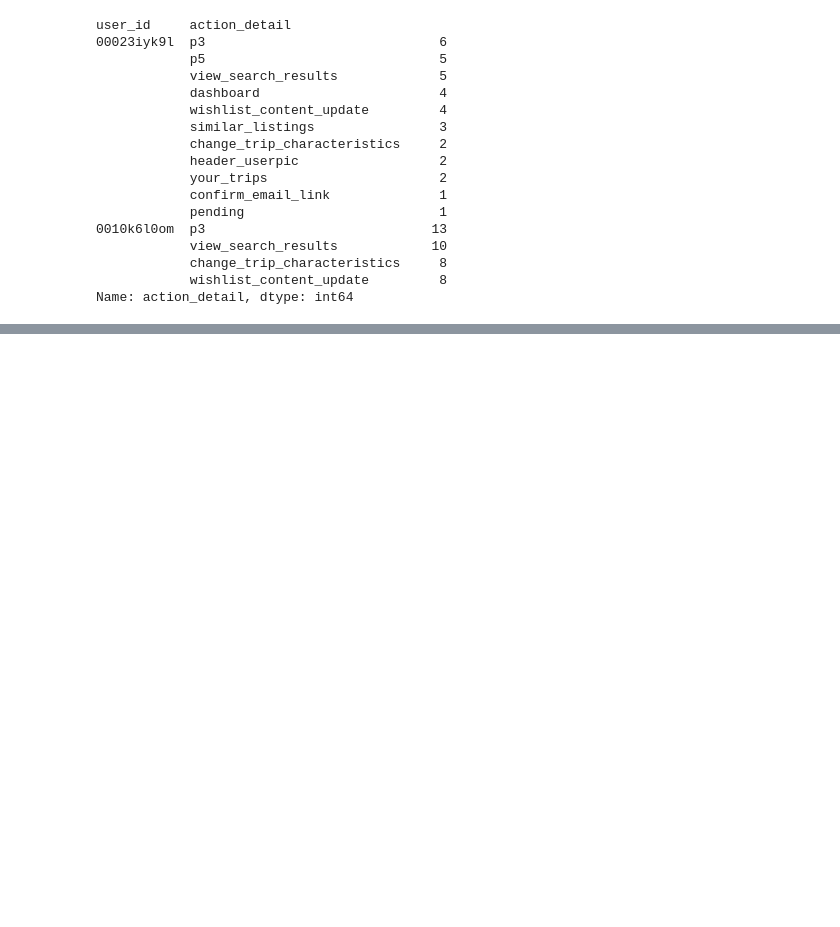
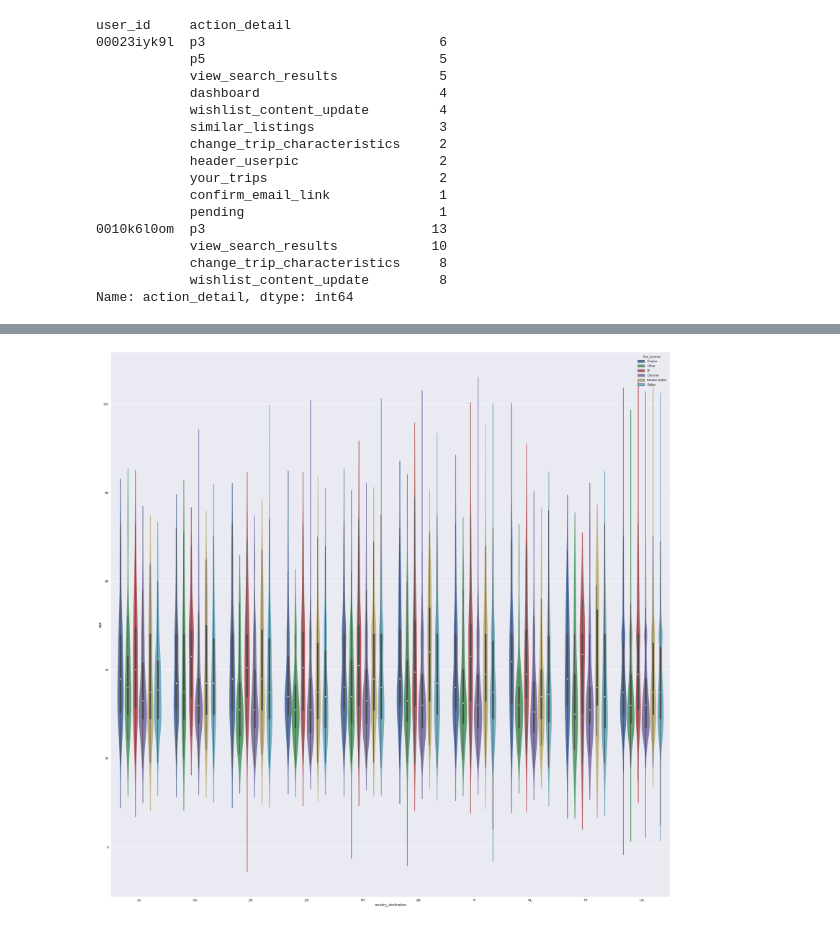
Before and after one commit to TJBANEY/Springboard-Code, a Jupyter notebook: Capstone 1 Data Wrangling.ipynb, the cells around one changed output, grey strips where cells are left out. Saved outputs shown, nothing was run; the diff lists cells and outputs as text; code cells hidden in the pictures; blank space fills up the shorter version.

```diff
--- a/Capstone 1 Data Wrangling.ipynb
+++ b/Capstone 1 Data Wrangling.ipynb
@@ -210,0 +298,32 @@ Name: action_detail, dtype: int64
+# %%
+# 52694
+# ones that matter = Chrome 35%, Safari 23%, FireFox 18%, IE 8%, Other 8%
+
+ucb = ucb.loc[ucb['first_browser'] != 'Chrome Mobile']
+ucb = ucb.loc[ucb['first_browser'] != 'Android Browser']
+ucb = ucb.loc[ucb['first_browser'] != 'Opera']
+ucb = ucb.loc[ucb['first_browser'] != 'AOL Explorer']
+ucb = ucb.loc[ucb['first_browser'] != 'Chromium']
+ucb = ucb.loc[ucb['first_browser'] != 'Silk']
+ucb = ucb.loc[ucb['first_browser'] != 'BlackBerry Browser']
+ucb = ucb.loc[ucb['first_browser'] != 'Apple Mail']
+ucb = ucb.loc[ucb['first_browser'] != 'RockMelt']
+ucb = ucb.loc[ucb['first_browser'] != 'Mobile Firefox']
+ucb = ucb.loc[ucb['first_browser'] != 'Maxthon']
+ucb = ucb.loc[ucb['first_browser'] != 'IceWeasel']
+ucb = ucb.loc[ucb['first_browser'] != 'Camino']
+ucb = ucb.loc[ucb['first_browser'] != 'Sogou Explorer']
+ucb = ucb.loc[ucb['first_browser'] != 'Iron']
+ucb = ucb.loc[ucb['first_browser'] != 'CoolNovo']
+ucb = ucb.loc[ucb['first_browser'] != 'SiteKiosk']
+ucb = ucb.loc[ucb['first_browser'] != 'Pale Moon']
+ucb = ucb.loc[ucb['first_browser'] != 'TheWorld Browser']
+ucb = ucb.loc[ucb['first_browser'] != 'wOSBrowser']
+ucb = ucb.loc[ucb['first_browser'] != 'NetNewsWire']
+ucb = ucb.loc[ucb['first_browser'] != 'Mozilla']
+ucb = ucb.loc[ucb['first_browser'] != 'CometBird']
+ucb = ucb.loc[ucb['first_browser'] != 'Opera Mini']
+ucb = ucb.loc[ucb['first_browser'] != 'TenFourFox']
+ucb = ucb.loc[ucb['first_browser'] != 'Stainless']
+
+ucb['first_browser'].value_counts()
@@ -210,0 +338,7 @@ Name: action_detail, dtype: int64
+# %%
+plt.figure(figsize=(30, 30))
+
+sns.violinplot('country_destination', 'age', data=ucb, hue='first_browser')
+plt.show()
+# %% [output]
+[figure, added]
```
Also changed, not shown: parts of 26 cells of this notebook, 3 other files.
